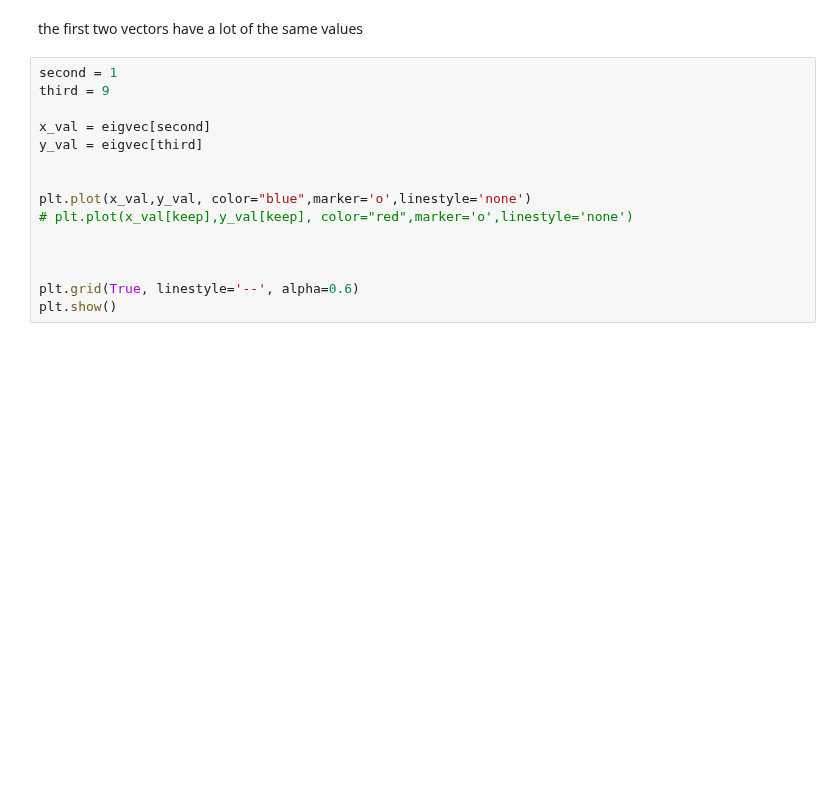
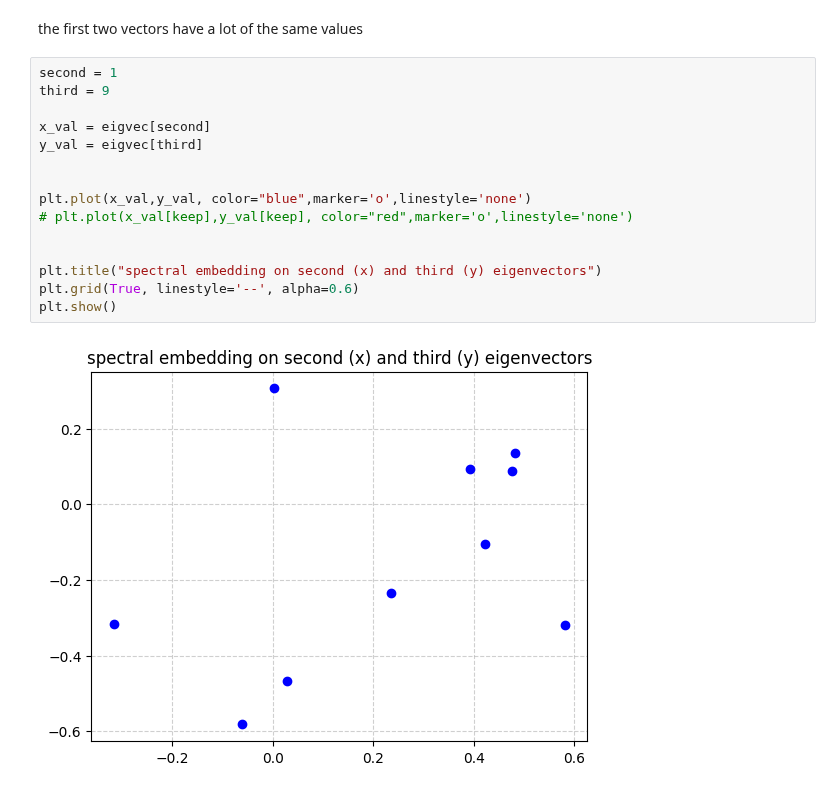
Before and after one commit to splake975/ucsc-2025-2026, a Jupyter notebook: spring_2026/209A/hw3/hw3.3.ipynb, the cells around one changed output. Drawn from its saved outputs; the diff is of its cells as text; blank space fills up the shorter version.

```diff
--- a/spring_2026/209A/hw3/hw3.3.ipynb
+++ b/spring_2026/209A/hw3/hw3.3.ipynb
@@ -32,16 +63,18 @@ the first two vectors have a lot of the same values
 # %%
 second = 1
 third = 9
 
 x_val = eigvec[second]
 y_val = eigvec[third]
 
 
 plt.plot(x_val,y_val, color="blue",marker='o',linestyle='none')
 # plt.plot(x_val[keep],y_val[keep], color="red",marker='o',linestyle='none')
 
 
-
+plt.title("spectral embedding on second (x) and third (y) eigenvectors")
 plt.grid(True, linestyle='--', alpha=0.6)
 plt.show()
+# %% [output]
+[figure, added]
 # %%
```
Also changed, not shown: parts of 11 cells of this notebook, 8 other files.
